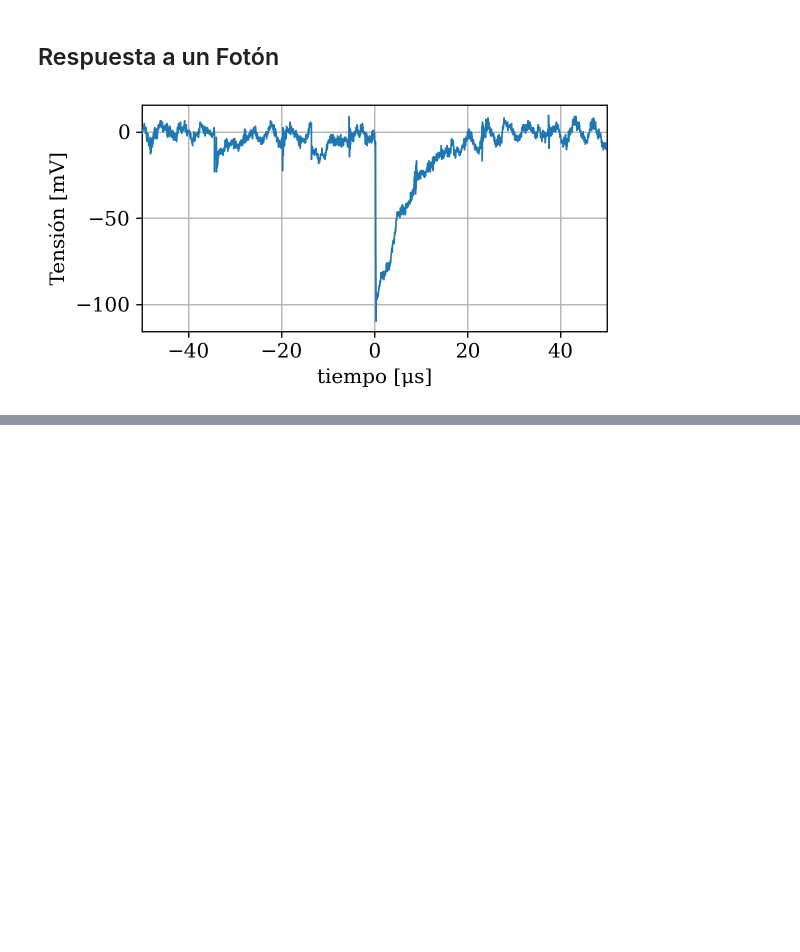
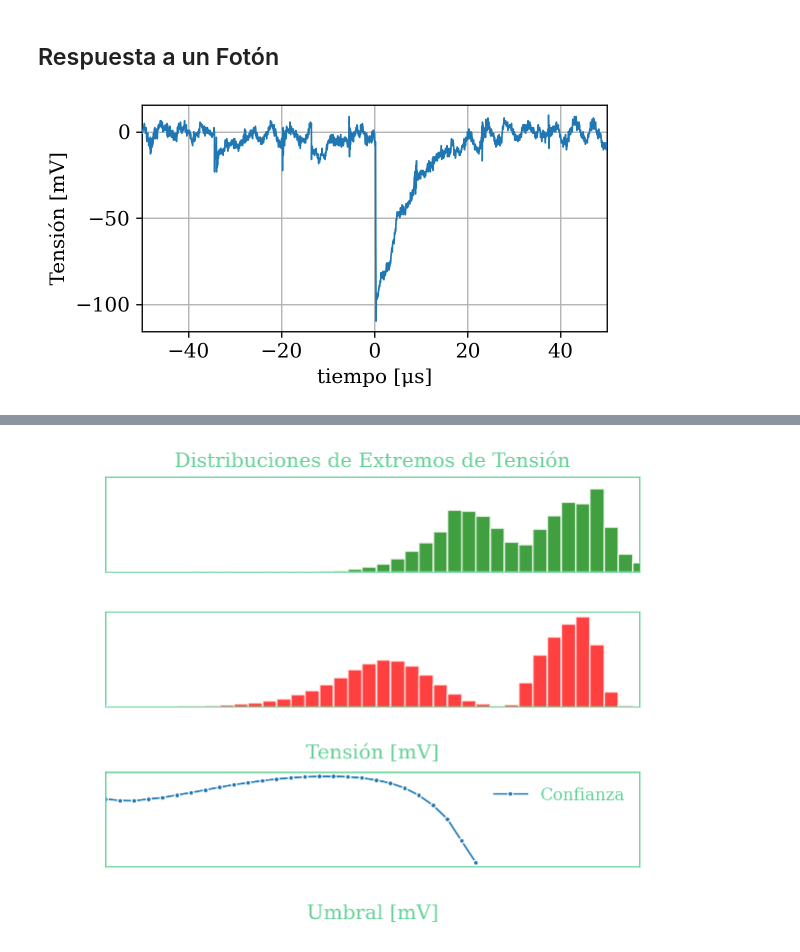
Before and after one commit to agustinbrusco/Laboratorio5, a Jupyter notebook: Datos y código - Práctica 3/plots_charla.ipynb, the cells around one changed output, grey strips where cells are left out. Drawn from its saved outputs; the diff is of its cells as text; code cells hidden in the pictures; blank space fills up the shorter version.

```diff
--- a/Datos y código - Práctica 3/plots_charla.ipynb
+++ b/Datos y código - Práctica 3/plots_charla.ipynb
@@ -88,0 +200,90 @@ plt.show()
+# %%
+modo = "sample"  # Modo del osciloscopio: "fpeaks" para find peaks y "sample" para sampleo
+angulo = 230  # °
+tension = 1050  # V
+freq = 250e3  # Hz
+max_val = 50e-3  # V
+min_val = -150e-3  # V
+
+with plt.rc_context({
+    'text.color': "#63d297",
+    'axes.labelcolor': "#63d297",
+    'xtick.color': "w",
+    'ytick.color': "w",
+    }):
+    fig, axs = plt.subplots(3, 1, figsize=(5, 4),
+                            sharex=False, sharey=False,
+                            constrained_layout=True
+                            )
+    # fig.subplots_adjust(hspace=0.1)
+    color_id = 4
+    height_dict = dict()
+    tension_dict = dict()
+    for config, bar_color, tag, ax in zip(
+        ["c", "d"],
+        ["g", "r"],
+        ["Láser Encendido y Tapado (fondo)", "Láser Encendido y Descubierto (señal + fondo)"],
+        axs,
+        ):
+        # ax.text(-38, 50e3, tag, ha="left", va="bottom")
+        ax.grid(False)
+        ax.patch.set_alpha(0)
+        for spine in ax.spines.values():
+            spine.set_edgecolor('#63d297')
+        tiempo, volt_vals = np.load(f"DAQ_50s_{max_val*1e3:.0f}_{min_val*1e3:.0f}/"
+                                    + f"{modo}_f{freq*1e-3:.0f}k_a{angulo}_t{tension}_{config}.npy")  # s, V
+        print(f"loaded {config}")
+        bin_range = np.arange(min_val*1e3, max_val*1e3, 2)  # mV
+        bins = bin_range[(volt_vals.max()*1e3 + 2 >= bin_range) & (volt_vals.min()*1e3 - 2 <= bin_range)]  # mV
+        bin_centers = (bins[1:] + bins[:-1])/2  # mV
+        dt = 200  # μs
+        t, v = ut.get_peaks(tiempo, volt_vals, int(dt*freq*1e-6))
+        obs, *_ = np.histogram(v[:v.size//2]*1e3, bins, )
+        normalized_heights = obs/np.sum(obs[bin_centers >= -6])
+        ax.hist(x=v*1e3, bins=bins,
+                color=bar_color, zorder=10, edgecolor="w",
+                alpha=0.75, label=config + " Sample")
+        # ax.hist(bin_centers, bins, weights=normalized_heights,
+        #         color=bar_color, zorder=10, edgecolor="w",
+        #         alpha=0.75, label=config + " Sample")
+        # ax.bar(bin_centers, normalized_heights,
+        #        width=2, color=bar_color, edgecolor="w",
+        #        alpha=0.75, zorder=10,)
+        height_dict[config] = obs#normalized_heights
+        tension_dict[config] = bin_centers
+        print("ploted hist")
+        color_id -= 1
+
+        # ax.set_yscale("log")
+
+    ax.set_xlabel("Tensión [mV]")
+
+    axs[1].set_yticks([0, 25e3, 50e3])
+    axs[1].set_yticklabels(["0", r"25 k", r"50 k",])
+    axs[0].sharey(axs[1])
+    axs[0].sharex(axs[1])
+    axs[0].set_title("Distribuciones de Extremos de Tensión")
+
+    axs[2].patch.set_alpha(0)
+    for spine in axs[2].spines.values():
+        spine.set_edgecolor('#63d297')
+    config_fondo = "c"
+    config_signal = "d"
+    umbrales = np.arange(-60, -6, 2, dtype=float)  # mV
+    frac = np.zeros_like(umbrales)
+    for i, umbral in enumerate(umbrales):  # V
+        signal_and_back = sum(height_dict[config_signal][tension_dict[config_signal] <  umbral])
+        background = sum(height_dict[config_fondo][tension_dict[config_fondo] <  umbral])
+        # print(signal_and_back, background, umbral)
+        frac[i] = (signal_and_back-background)/signal_and_back
+
+    plt.plot(umbrales, frac, '.-', lw=1, mec="w", mew=0.75, label=r"Confianza")
+    for ax in axs:
+        ax.set_xlim(-60, 15)
+        ax.axvline(-30, ls='--', c="w", zorder=0.5)
+    plt.grid(False)
+    plt.xlabel("Umbral [mV]")
+    plt.legend(frameon=False, )
+    plt.yticks([0.5, 0.75], labels=["1/2", "3/4"])
+    plt.show()
+# %% [output]
@@ -88,0 +294 @@ plt.show()
+[figure, added]
```
Also changed, not shown: parts of 17 cells of this notebook.
